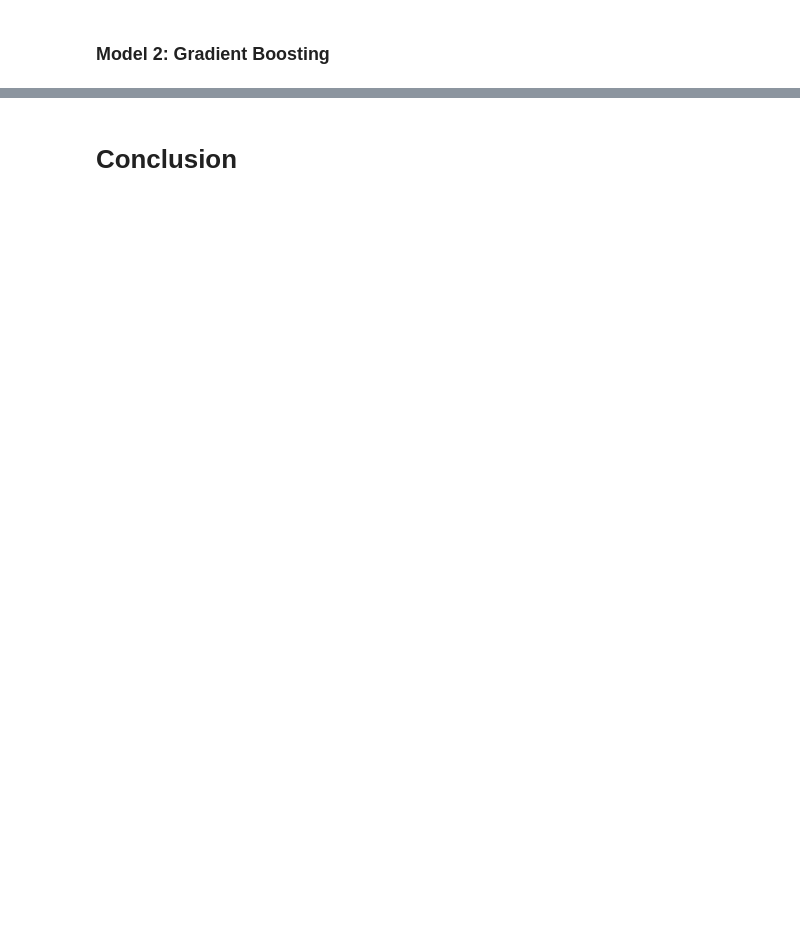
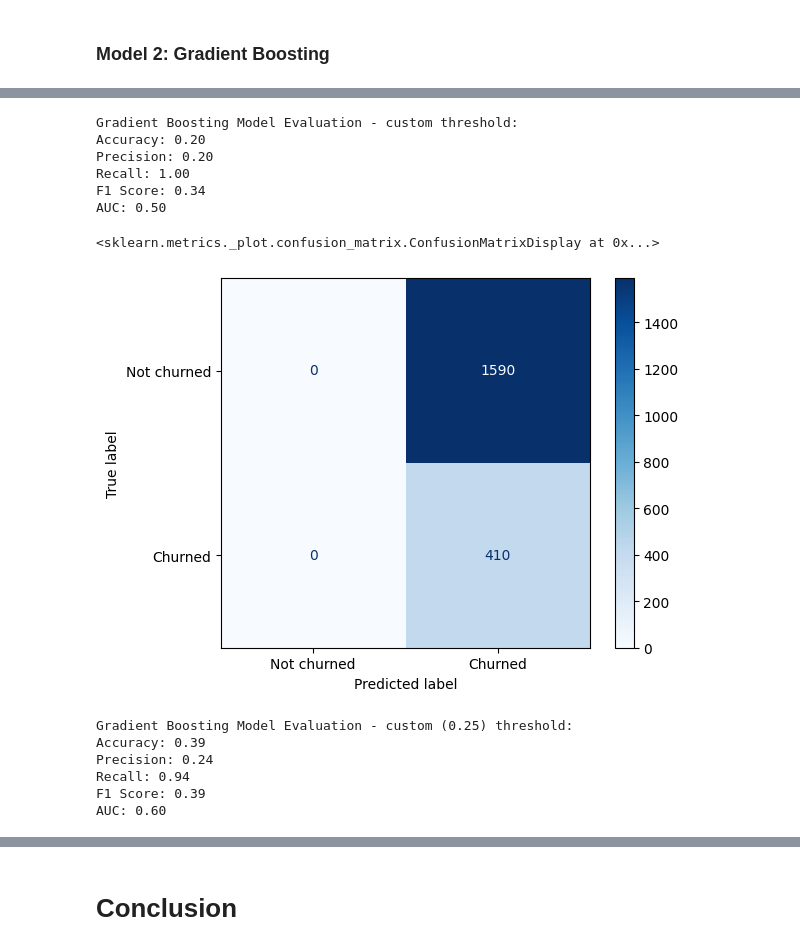
Before and after one commit to gogifemi/ds-bootcamp-projects, a Jupyter notebook: machine_learning_project/ML_project.ipynb, the cells around one changed output, grey strips where cells are left out. Cells and saved outputs as stored; diff of their text form; code cells hidden in the pictures; blank space fills up the shorter version.

```diff
--- a/machine_learning_project/ML_project.ipynb
+++ b/machine_learning_project/ML_project.ipynb
@@ -992,0 +1387,22 @@ __XGBoost:__
+# %%
+print("\nGradient Boosting Model Evaluation - optimized threshold:")
+print(f'Accuracy: {accuracy_gb_custom:.2f}')
+print(f'Precision: {precision_gb_custom:.2f}')
+print(f'Recall: {recall_gb_custom:.2f}')
+print(f'F1 Score: {f1_gb_custom:.2f}')
+print(f'AUC: {auc_gb_custom:.2f}')
+# %% [output]
+Gradient Boosting Model Evaluation - custom threshold:
+Accuracy: 0.20
+Precision: 0.20
+Recall: 1.00
+F1 Score: 0.34
+AUC: 0.50
+# %%
+# confusion matrix with the optimized threshold
+cm_final_custom = confusion_matrix(y_test, y_pred_gb_custom)
+disp_custom_cm = ConfusionMatrixDisplay(confusion_matrix=cm_final_custom, display_labels=['Not churned', 'Churned'])
+disp_custom_cm.plot(cmap='Blues')
+# %% [output]
+<sklearn.metrics._plot.confusion_matrix.ConfusionMatrixDisplay at 0x...>
+[figure, added]
@@ -992,0 +1416,14 @@ __XGBoost:__
+# %%
+print("\nGradient Boosting Model Evaluation - custom (0.25) threshold:")
+print(f'Accuracy: {accuracy_custom:.2f}')
+print(f'Precision: {precision_custom:.2f}')
+print(f'Recall: {recall_custom:.2f}')
+print(f'F1 Score: {f1_custom:.2f}')
+print(f'AUC: {auc_custom:.2f}')
+# %% [output]
+Gradient Boosting Model Evaluation - custom (0.25) threshold:
+Accuracy: 0.39
+Precision: 0.24
+Recall: 0.94
+F1 Score: 0.39
+AUC: 0.60
```
Also changed, not shown: parts of 57 cells of this notebook, 2 other files.
